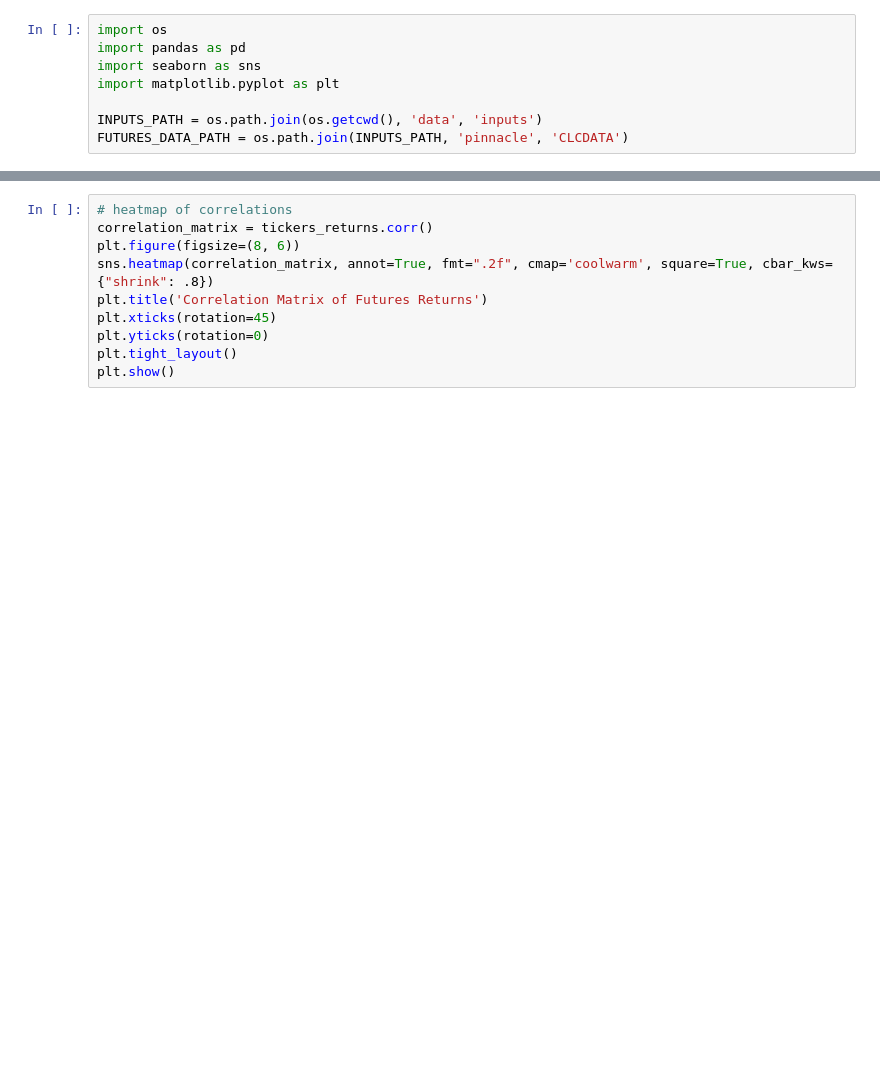
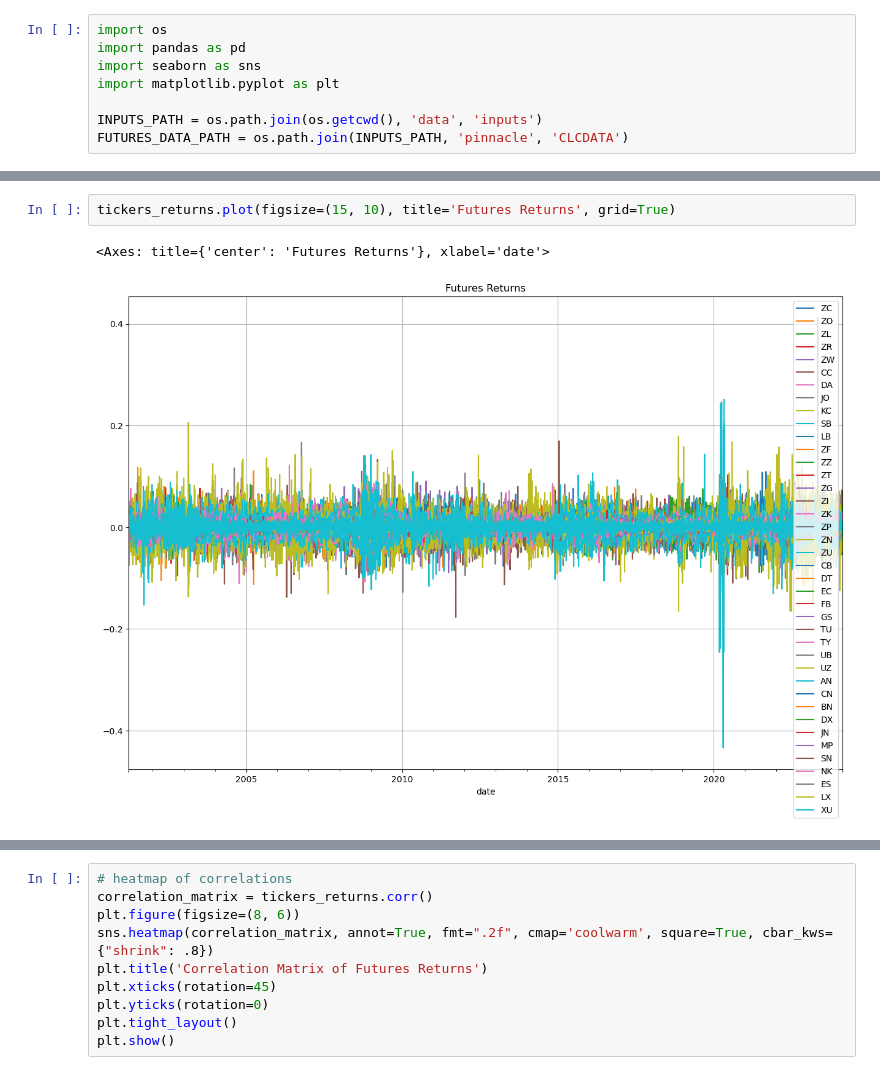
Before and after one commit to dcuoliveira/meta-learning-fin, a Jupyter notebook: src/futures_dataset_toy.ipynb, the cells around one changed output, grey strips where cells are left out. Drawn from its saved outputs; the diff is of its cells as text; blank space fills up the shorter version.

```diff
--- a/src/futures_dataset_toy.ipynb
+++ b/src/futures_dataset_toy.ipynb
@@ -8,0 +143,5 @@ FUTURES_DATA_PATH = os.path.join(INPUTS_PATH, 'pinnacle', 'CLCDATA')
+# %%
+tickers_returns.plot(figsize=(15, 10), title='Futures Returns', grid=True)
+# %% [output]
+<Axes: title={'center': 'Futures Returns'}, xlabel='date'>
+[figure, added]
```
Also changed, not shown: parts of 11 cells of this notebook, 7 other files.
